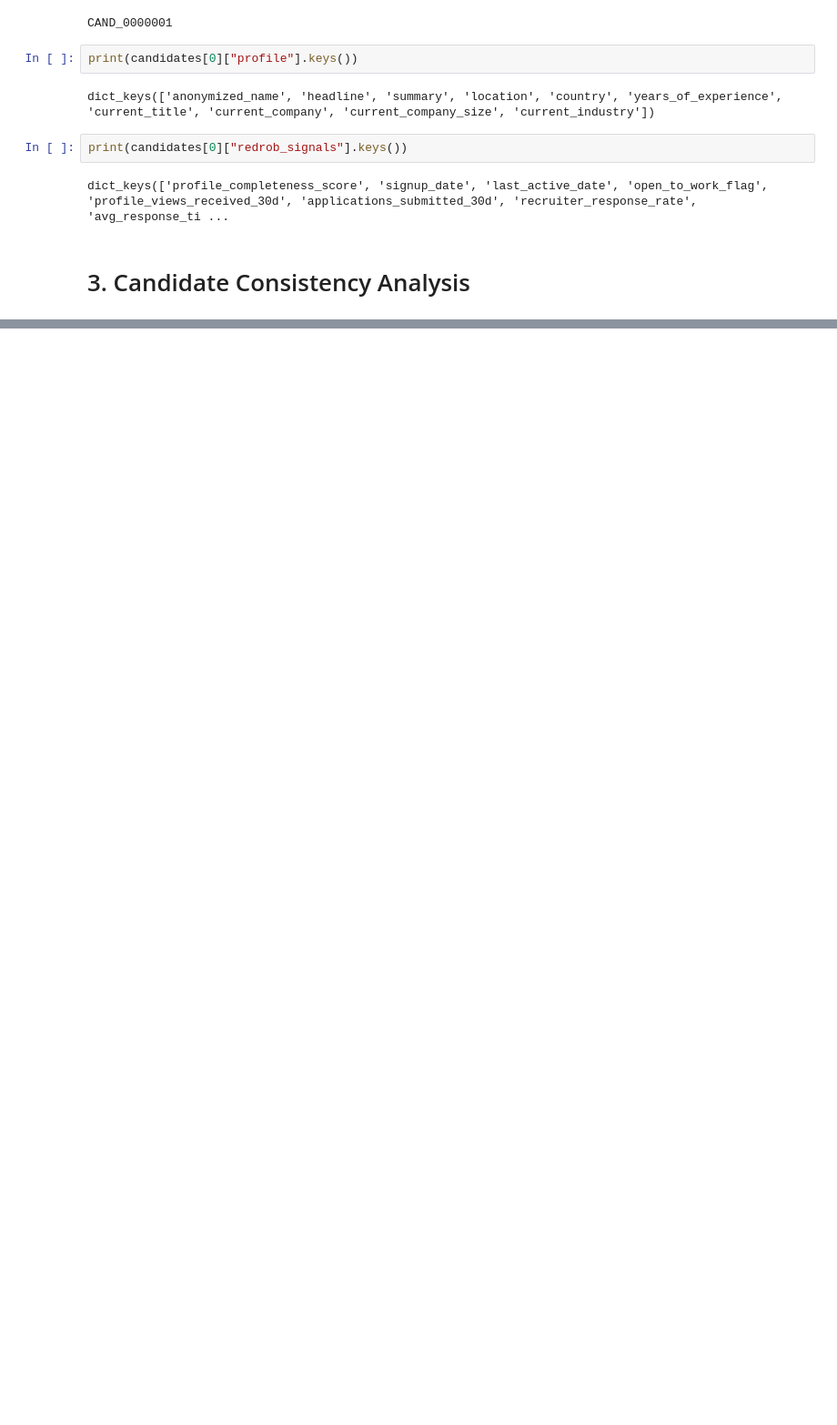
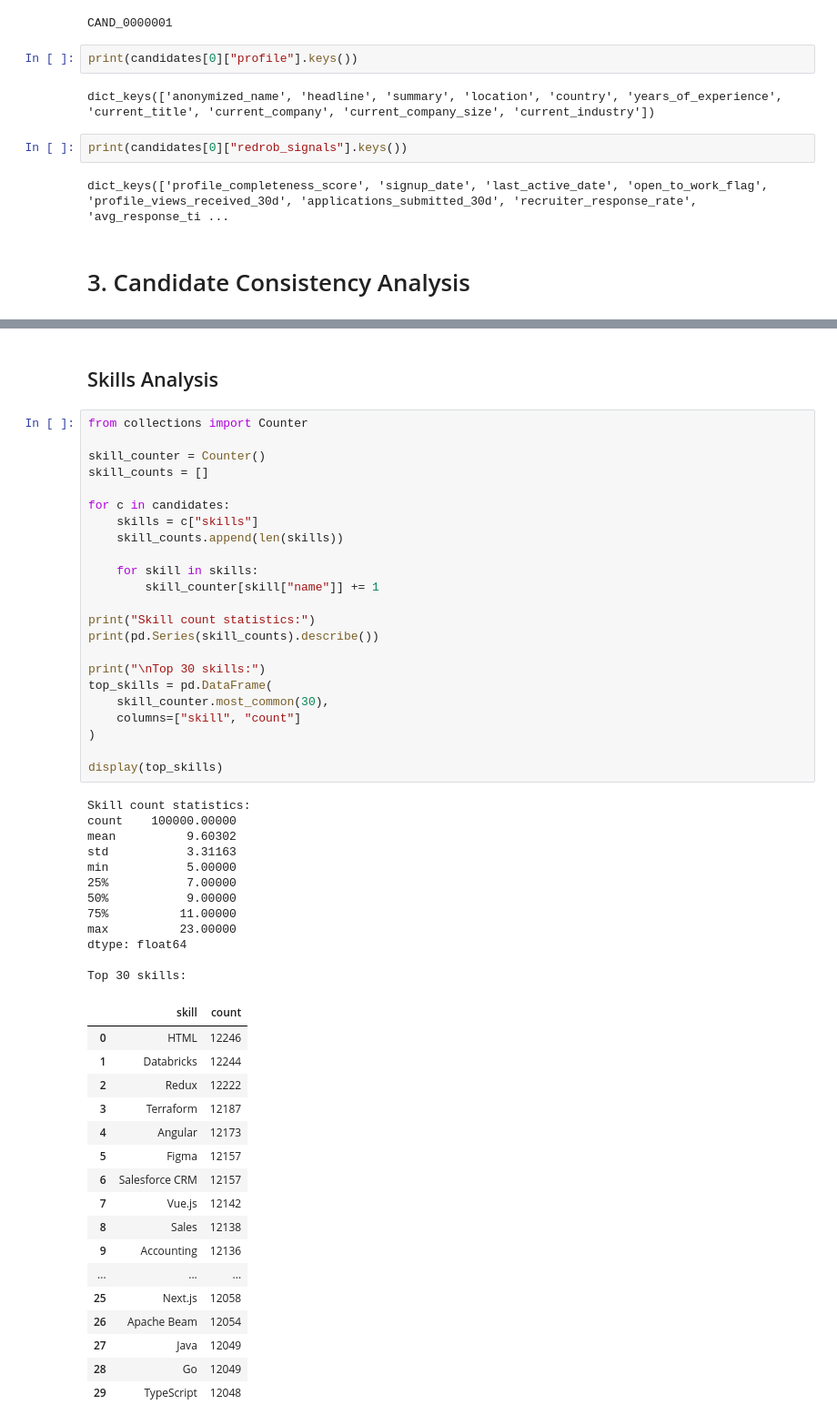
Before and after one commit to Hamsini242007/D-A, a Jupyter notebook: notebooks/analysis.ipynb, the cells around one changed output, grey strips where cells are left out. Shown at 91% size. Cells and saved outputs as stored; diff of their text form; blank space fills up the shorter version.

```diff
--- a/notebooks/analysis.ipynb
+++ b/notebooks/analysis.ipynb
@@ -69,0 +166,55 @@ dict_keys(['profile_completeness_score', 'signup_date', 'last_active_date', 'ope
+# %% [markdown]
+## Skills Analysis
+# %%
+from collections import Counter
+
+skill_counter = Counter()
+skill_counts = []
+
+for c in candidates:
+    skills = c["skills"]
+    skill_counts.append(len(skills))
+
+    for skill in skills:
+        skill_counter[skill["name"]] += 1
+
+print("Skill count statistics:")
+print(pd.Series(skill_counts).describe())
+
+print("\nTop 30 skills:")
+top_skills = pd.DataFrame(
+    skill_counter.most_common(30),
+    columns=["skill", "count"]
+)
+
+display(top_skills)
+# %% [output]
+Skill count statistics:
+count    100000.00000
+mean          9.60302
+std           3.31163
+min           5.00000
+25%           7.00000
+50%           9.00000
+75%          11.00000
+max          23.00000
+dtype: float64
+
+Top 30 skills:
+|  | skill | count |
+| 0 | HTML | 12246 |
+| 1 | Databricks | 12244 |
+| 2 | Redux | 12222 |
+| 3 | Terraform | 12187 |
+| 4 | Angular | 12173 |
+| 5 | Figma | 12157 |
+| 6 | Salesforce CRM | 12157 |
+| 7 | Vue.js | 12142 |
+| 8 | Sales | 12138 |
+| 9 | Accounting | 12136 |
+| ... | ... | ... |
+| 25 | Next.js | 12058 |
+| 26 | Apache Beam | 12054 |
+| 27 | Java | 12049 |
+| 28 | Go | 12049 |
+| 29 | TypeScript | 12048 |
```
Also changed, not shown: parts of 22 cells of this notebook, 5 other files.
